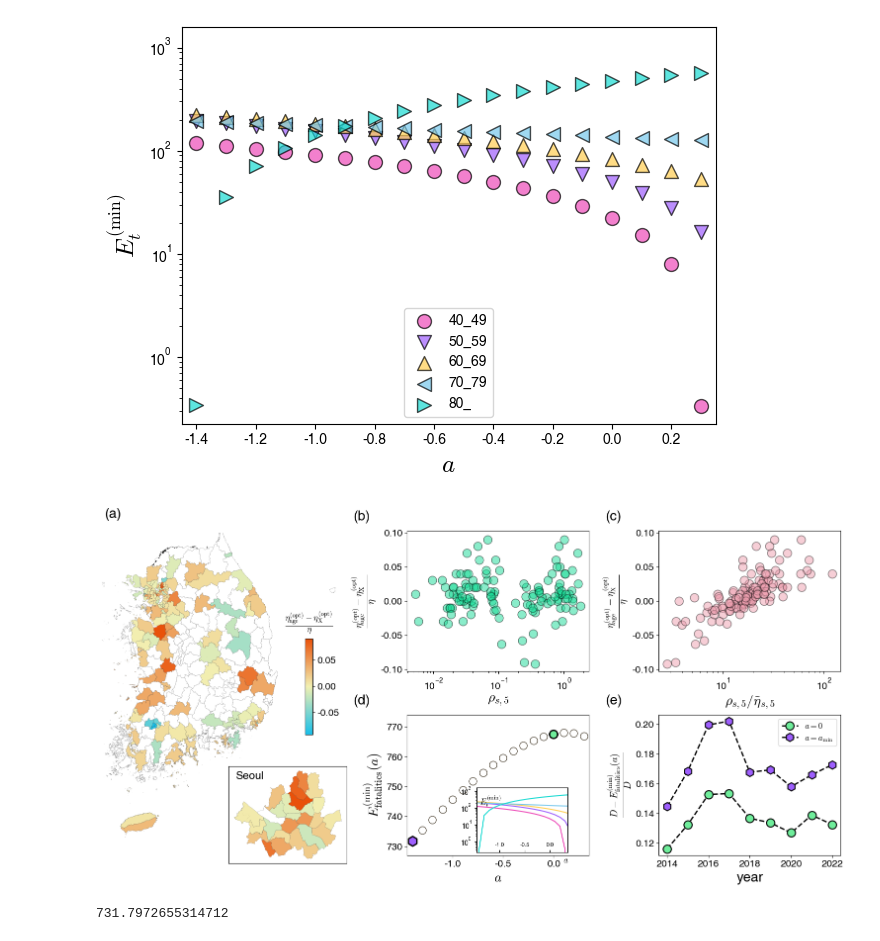
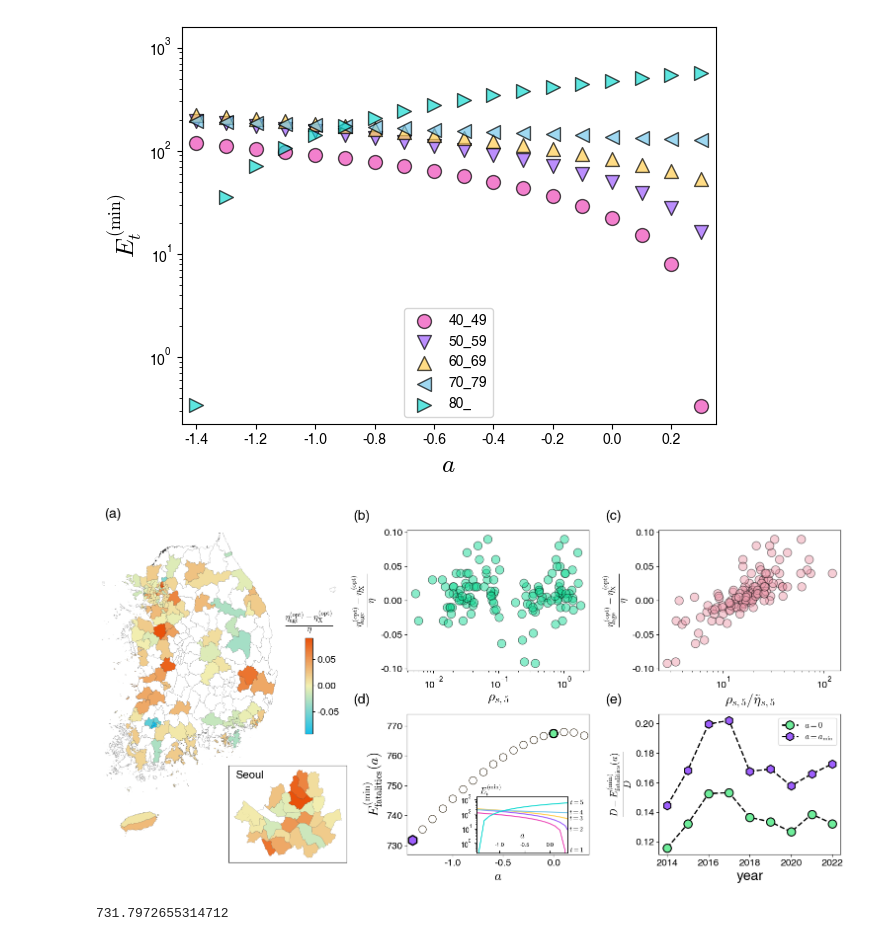
Before and after one commit to kwyosu7/Tuberculosis_hospital_optimization, a Jupyter notebook: article_figure_4.ipynb, the cells around one changed output. Cells and saved outputs as stored; diff of their text form; code cells hidden in the pictures.

Commit message:
edit figure

```diff
--- a/article_figure_4.ipynb
+++ b/article_figure_4.ipynb
@@ -401,7 +401,7 @@ cbar = plt.colorbar(plt.cm.ScalarMappable(norm=norm, cmap=cmap), cax=cbar_ax, or
 # cbar.set_label(r'$\frac{\eta^\mathrm{(opt)}_{\mathrm{age}}-\eta^\mathrm{(opt)}_{\mathrm{X}}}{\eta}$', fontsize=20)
 ax.text(0.88, 0.72, r'$\frac{\eta^\mathrm{(opt)}_{\mathrm{age}}-\eta^\mathrm{(opt)}_{\mathrm{X}}}{\eta}$', fontsize=18,  ha='center', va='center',transform=ax.transAxes)
 cbar.ax.tick_params(labelsize=14)
-ax.text(title_pos[0]+0.3, title_pos[1]-0.04, '('+title_list[0]+')', fontsize=title_size,  ha='center', va='center',transform=ax.transAxes)
+ax.text(title_pos[0]+0.3, title_pos[1]-0.042, '('+title_list[0]+')', fontsize=title_size,  ha='center', va='center',transform=ax.transAxes)
 
 """
 (a) inset
@@ -492,8 +492,8 @@ ax.text(title_pos[0], title_pos[1], '('+title_list[3]+')', fontsize=title_size,
 (d) inset
 """
 # 예: 기존 큰 축 ax 안에 inset 축 만들기
-inset_ax = inset_axes(ax, width="25%", height="23%", loc='upper right',
-                      bbox_to_anchor=(-1.08, -1.47, 2, 2),
+inset_ax = inset_axes(ax, width="25%", height="20%", loc='upper right',
+                      bbox_to_anchor=(-1.08, -1.54, 2, 2),
                       bbox_transform=ax.transAxes,
                       borderpad=1)
 
@@ -515,37 +515,42 @@ for age_i in range(5):
 inset_ax.set_xlim(np.linspace(-2, 1, 31)[a_min] - 0.05,
                   np.linspace(-2, 1, 31)[a_max] + 0.05)
 inset_ax.set_yscale('log')
 # inset_ax.set_xlabel(r'$a$', size=10)
 # inset_ax.set_ylabel(r'$E^\mathrm{(min)}_t$', size=10)
 inset_ax.tick_params(axis='x',labelsize=8, direction='in')
 # inset_ax.legend(fontsize=10, loc='lower center',  bbox_to_anchor=(-0.4, 1.4),frameon=True,ncol=2)
-inset_ax.text(0.98, -0.12, r'$a$', fontsize=12,  ha='center', va='center',transform=inset_ax.transAxes) # x label
-inset_ax.text(0.15, 0.8, r'$E^\mathrm{(min)}_t$', fontsize=12,  ha='center', va='center',transform=inset_ax.transAxes) # y label
+inset_ax.text(0.5, 0.3, r'$a$', fontsize=12,  ha='center', va='center',transform=inset_ax.transAxes) # x label
+inset_ax.text(0.15, 1.12, r'$E^\mathrm{(min)}_t$', fontsize=12,  ha='center', va='center',transform=inset_ax.transAxes) # y label
+inset_ax.text(1.1, 0.9, r'$t=5$', fontsize=10,  ha='center', va='center',transform=inset_ax.transAxes) # t label
+inset_ax.text(1.1, 0.72, r'$t=4$', fontsize=10,  ha='center', va='center',transform=inset_ax.transAxes) # t label
+inset_ax.text(1.1, 0.62, r'$t=3$', fontsize=10,  ha='center', va='center',transform=inset_ax.transAxes) # t label
+inset_ax.text(1.1, 0.42, r'$t=2$', fontsize=10,  ha='center', va='center',transform=inset_ax.transAxes) # t label
+inset_ax.text(1.1, 0.05, r'$t=1$', fontsize=10,  ha='center', va='center',transform=inset_ax.transAxes) # t label
 
 for tick in inset_ax.xaxis.get_major_ticks():
     tick.set_pad(-15)
 
 """
 (e)
 """
 ax1=fig.add_subplot(gs[6:,2])
 y_0 = (np.array(D_list) - np.array(E_a_0))/np.array(D_list)
 y_min = (np.array(D_list)-np.array(E_a_min))/np.array(D_list)
 ax1.plot(range(2014,2023), y_0, marker='o', mfc=rgb_to_hex(111,237,155) , mew=1.5,c='k', linestyle='--', linewidth=2, ms=12, label=r'$a=0$')
 ax1.plot(range(2014,2023), y_min, marker='h', c='k', mew=1.5,ms=12 , mfc=rgb_to_hex(158,95,253), linestyle='--', linewidth=2, label=r'$a=a_\mathrm{min}$')
 ax1.set_ylabel(r'$\frac{D-E^{\mathrm{(min)}}_\mathrm{fatalities}(a)}{D}$', size=20)
 ax1.set_xlabel(r'year', size=20)
 ax1.tick_params(axis='both', labelsize=14)
 ax1.legend(loc=1, fontsize='large')
 ax1.text(title_pos[0], title_pos[1], '(e)', fontsize=title_size,  ha='center', va='center',transform=ax1.transAxes)
 
 
 # plt.tight_layout()
 plt.subplots_adjust(left=0.08, right=0.96, top=0.9, bottom=0.08, wspace=0.35, hspace=0.72)
-plt.savefig('/home/users/YongsungKwon/workplace/Yongpyter/Tuberculosis_hospital_optimization/data_result/figure/fig4.png',dpi=300,transparent=True)
+# plt.savefig('/home/users/YongsungKwon/workplace/Yongpyter/Tuberculosis_hospital_optimization/data_result/figure/fig4.png',dpi=300,transparent=True)
 plt.show()
 # %% [output]
-[figure, old version]
+[figure, new version]
 # %%
 E_list[a_min]
 # %% [output]
```
Also changed, not shown: 1 other file.
